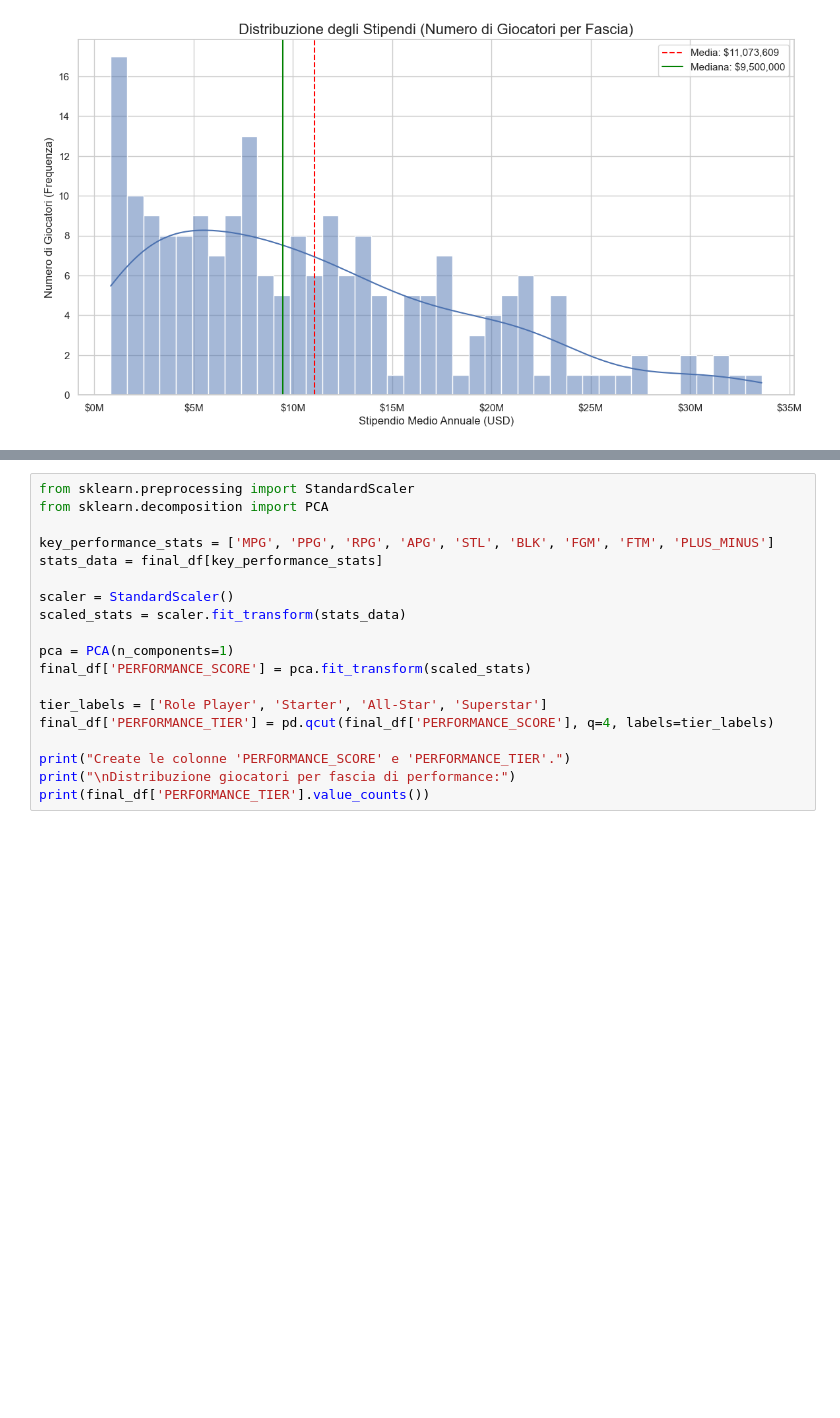
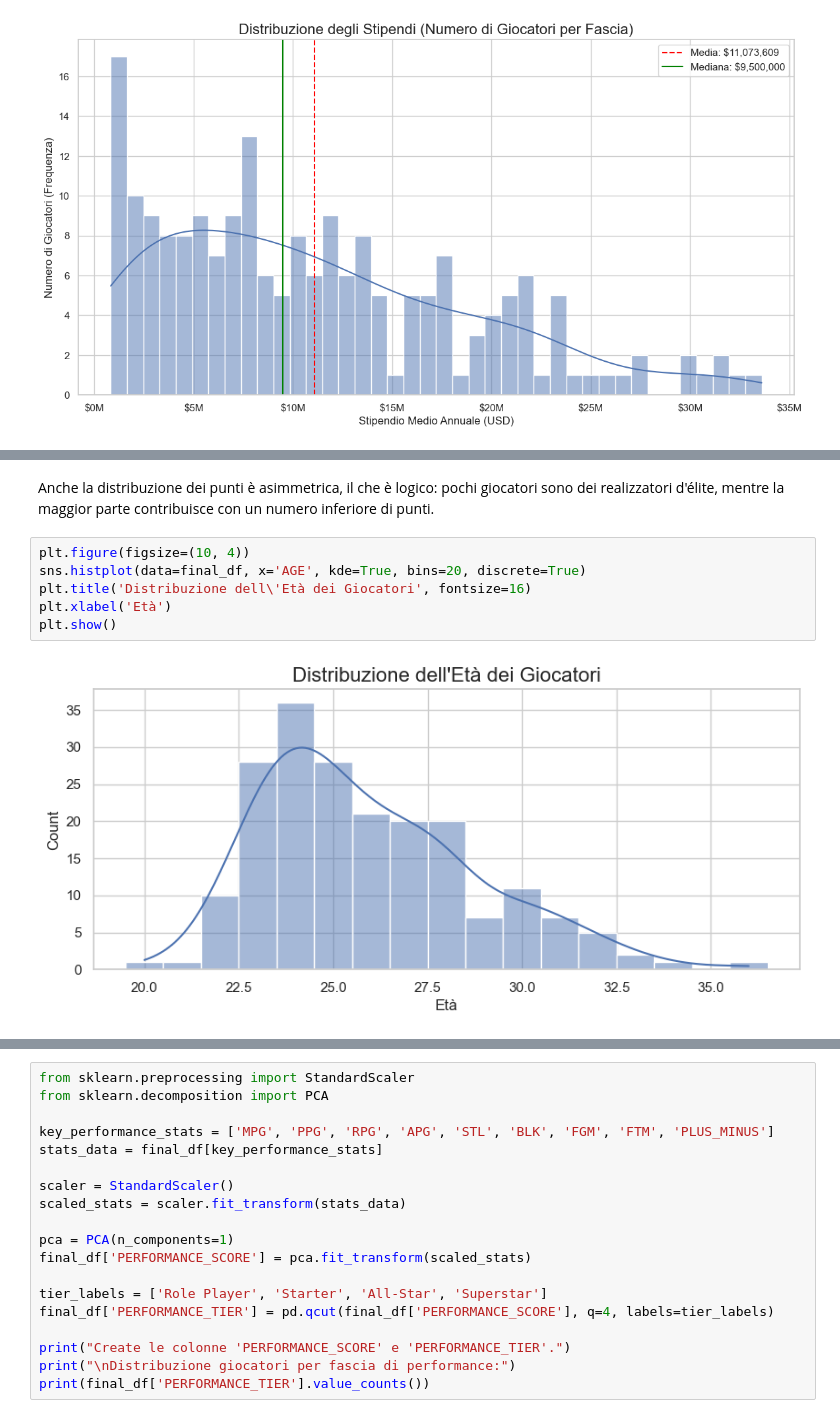
Before and after one commit to alessiobifulco/NBA-Salary-Prediction, a Jupyter notebook: notebook/project.ipynb, the cells around one changed output, grey strips where cells are left out. Saved outputs shown, nothing was run; the diff lists cells and outputs as text; blank space fills up the shorter version.

```diff
--- a/notebook/project.ipynb
+++ b/notebook/project.ipynb
@@ -288,0 +267,10 @@ plt.show()
+# %% [markdown]
+Anche la distribuzione dei punti è asimmetrica, il che è logico: pochi giocatori sono dei realizzatori d'élite, mentre la maggior parte contribuisce con un numero inferiore di punti.
+# %%
+plt.figure(figsize=(10, 4))
+sns.histplot(data=final_df, x='AGE', kde=True, bins=20, discrete=True)
+plt.title('Distribuzione dell\'Età dei Giocatori', fontsize=16)
+plt.xlabel('Età')
+plt.show()
+# %% [output]
+[figure, added]
```
Also changed, not shown: parts of 88 cells of this notebook.
